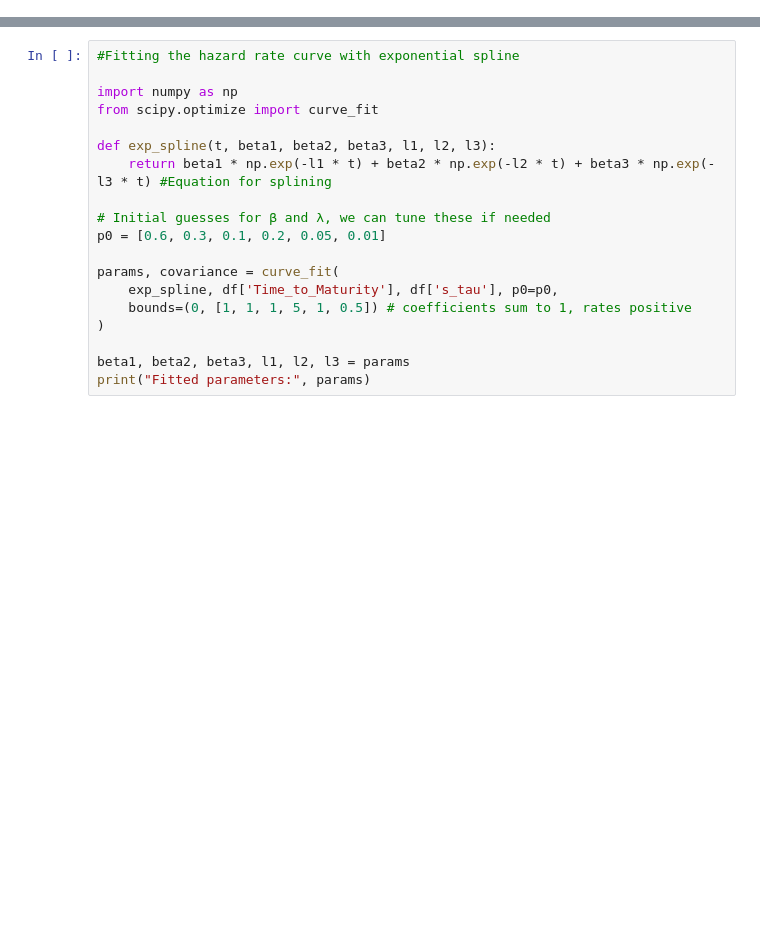
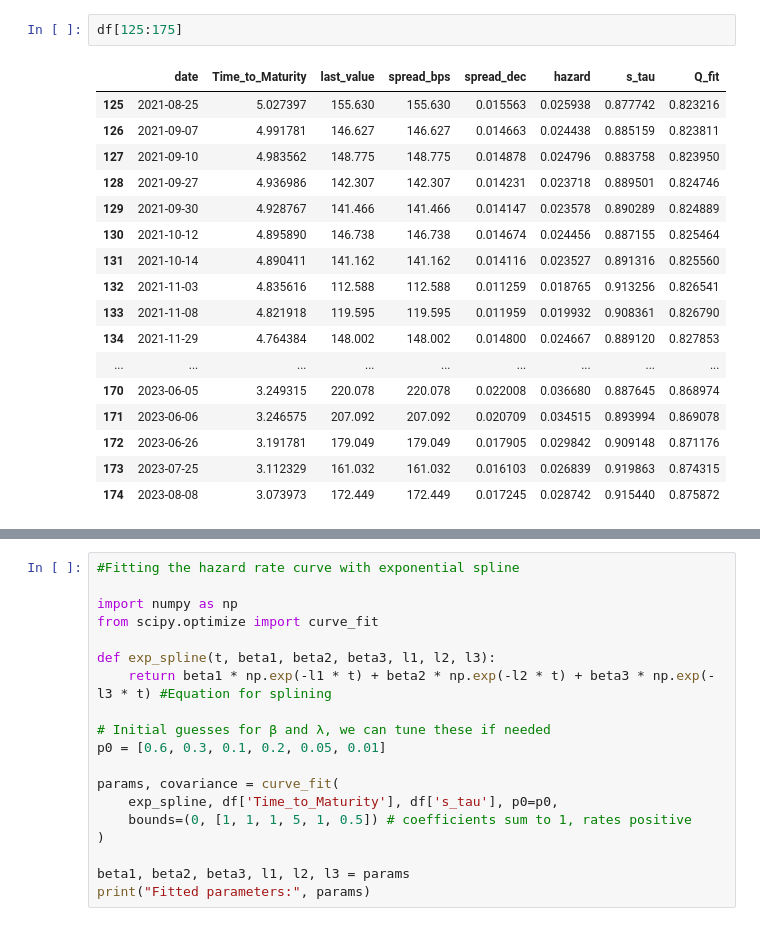
Before and after one commit to Quant-Liam/FE800-Research, a Jupyter notebook: FA800 ProjectDraft.ipynb, the cells around one changed output, grey strips where cells are left out. Saved outputs shown, nothing was run; the diff lists cells and outputs as text; blank space fills up the shorter version.

```diff
--- a/FA800 ProjectDraft.ipynb
+++ b/FA800 ProjectDraft.ipynb
@@ -112,4 +110,24 @@ saved to /Users/anthonygiller/Downloads/UAL_reduced_form_survival.csv
 9   0.856749
 10  0.865827
 11  0.864146
+# %%
+df[125:175]
+# %% [output]
+|  | date | Time_to_Maturity | last_value | spread_bps | spread_dec | hazard | s_tau | Q_fit |
+| 125 | 2021-08-25 | 5.027397 | 155.630 | 155.630 | 0.015563 | 0.025938 | 0.877742 | 0.823216 |
+| 126 | 2021-09-07 | 4.991781 | 146.627 | 146.627 | 0.014663 | 0.024438 | 0.885159 | 0.823811 |
+| 127 | 2021-09-10 | 4.983562 | 148.775 | 148.775 | 0.014878 | 0.024796 | 0.883758 | 0.823950 |
+| 128 | 2021-09-27 | 4.936986 | 142.307 | 142.307 | 0.014231 | 0.023718 | 0.889501 | 0.824746 |
+| 129 | 2021-09-30 | 4.928767 | 141.466 | 141.466 | 0.014147 | 0.023578 | 0.890289 | 0.824889 |
+| 130 | 2021-10-12 | 4.895890 | 146.738 | 146.738 | 0.014674 | 0.024456 | 0.887155 | 0.825464 |
+| 131 | 2021-10-14 | 4.890411 | 141.162 | 141.162 | 0.014116 | 0.023527 | 0.891316 | 0.825560 |
+| 132 | 2021-11-03 | 4.835616 | 112.588 | 112.588 | 0.011259 | 0.018765 | 0.913256 | 0.826541 |
+| 133 | 2021-11-08 | 4.821918 | 119.595 | 119.595 | 0.011959 | 0.019932 | 0.908361 | 0.826790 |
+| 134 | 2021-11-29 | 4.764384 | 148.002 | 148.002 | 0.014800 | 0.024667 | 0.889120 | 0.827853 |
+| ... | ... | ... | ... | ... | ... | ... | ... | ... |
+| 170 | 2023-06-05 | 3.249315 | 220.078 | 220.078 | 0.022008 | 0.036680 | 0.887645 | 0.868974 |
+| 171 | 2023-06-06 | 3.246575 | 207.092 | 207.092 | 0.020709 | 0.034515 | 0.893994 | 0.869078 |
+| 172 | 2023-06-26 | 3.191781 | 179.049 | 179.049 | 0.017905 | 0.029842 | 0.909148 | 0.871176 |
+| 173 | 2023-07-25 | 3.112329 | 161.032 | 161.032 | 0.016103 | 0.026839 | 0.919863 | 0.874315 |
+| 174 | 2023-08-08 | 3.073973 | 172.449 | 172.449 | 0.017245 | 0.028742 | 0.915440 | 0.875872 |
 # %%
```
Also changed, not shown: parts of 10 cells of this notebook.
